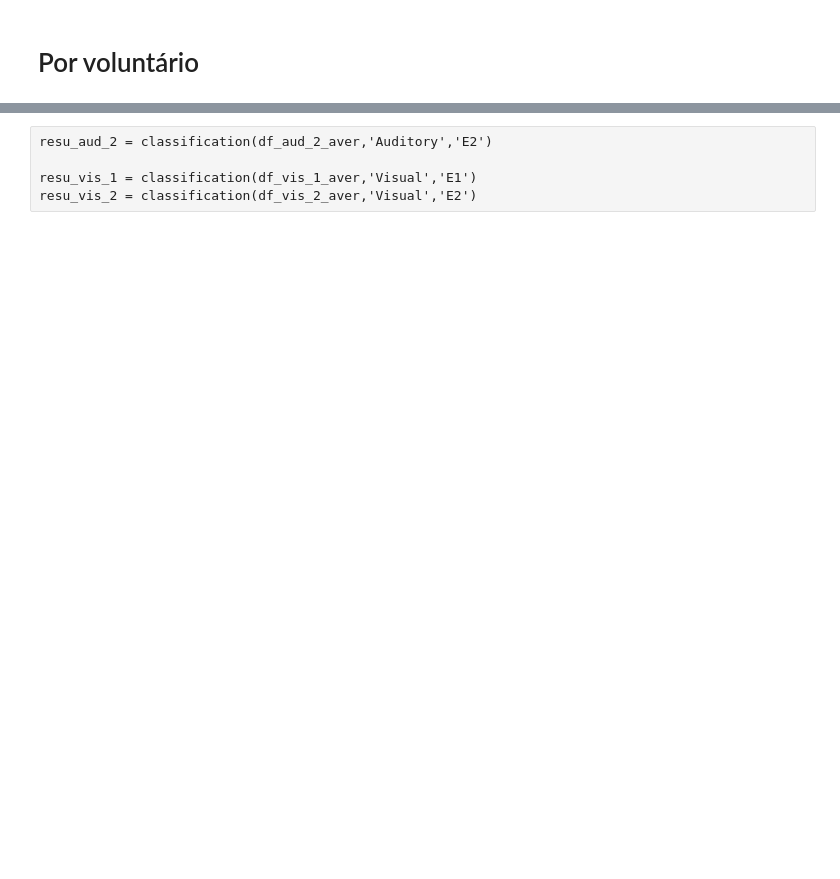
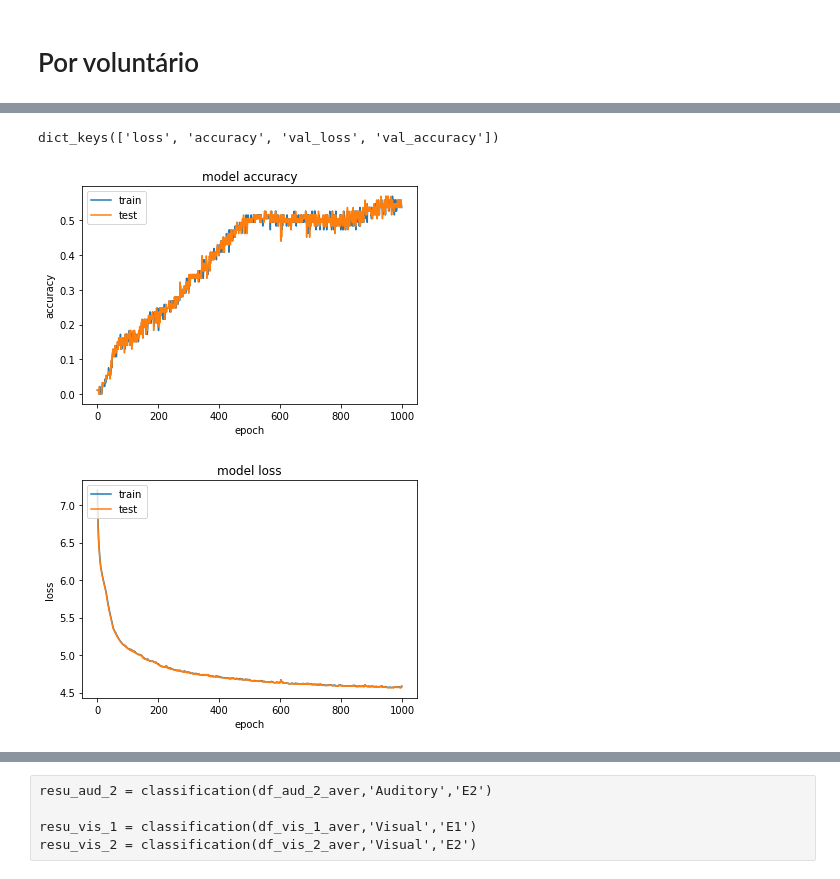
Before and after one commit to bruAristimunha/Across-Modalities, a Jupyter notebook: notebook/AutoEnconder.ipynb, the cells around one changed output, grey strips where cells are left out. Saved outputs shown, nothing was run; the diff lists cells and outputs as text; code cells hidden in the pictures; blank space fills up the shorter version.

```diff
--- a/notebook/AutoEnconder.ipynb
+++ b/notebook/AutoEnconder.ipynb
@@ -116,3 +158,3 @@ resu_aud_2 = classification_autoEncoder(aud_2,'Auditory','E2')
 # %%
-resu_vis_1 = classification_autoEncoder(vis_1,'Auditory','E1')
+resu_vis_1, history_vis_1 = classification_autoEncoder(vis_1,'Visual','E1')
 # %%
@@ -119,0 +174,6 @@ resu_vis_2 = classification_autoEncoder(vis_2,'Auditory','E2')
+# %%
+plot_history(history_vis_1)
+# %% [output]
+dict_keys(['loss', 'accuracy', 'val_loss', 'val_accuracy'])
+[figure, added]
+[figure, added]
```
Also changed, not shown: parts of 20 cells of this notebook.
